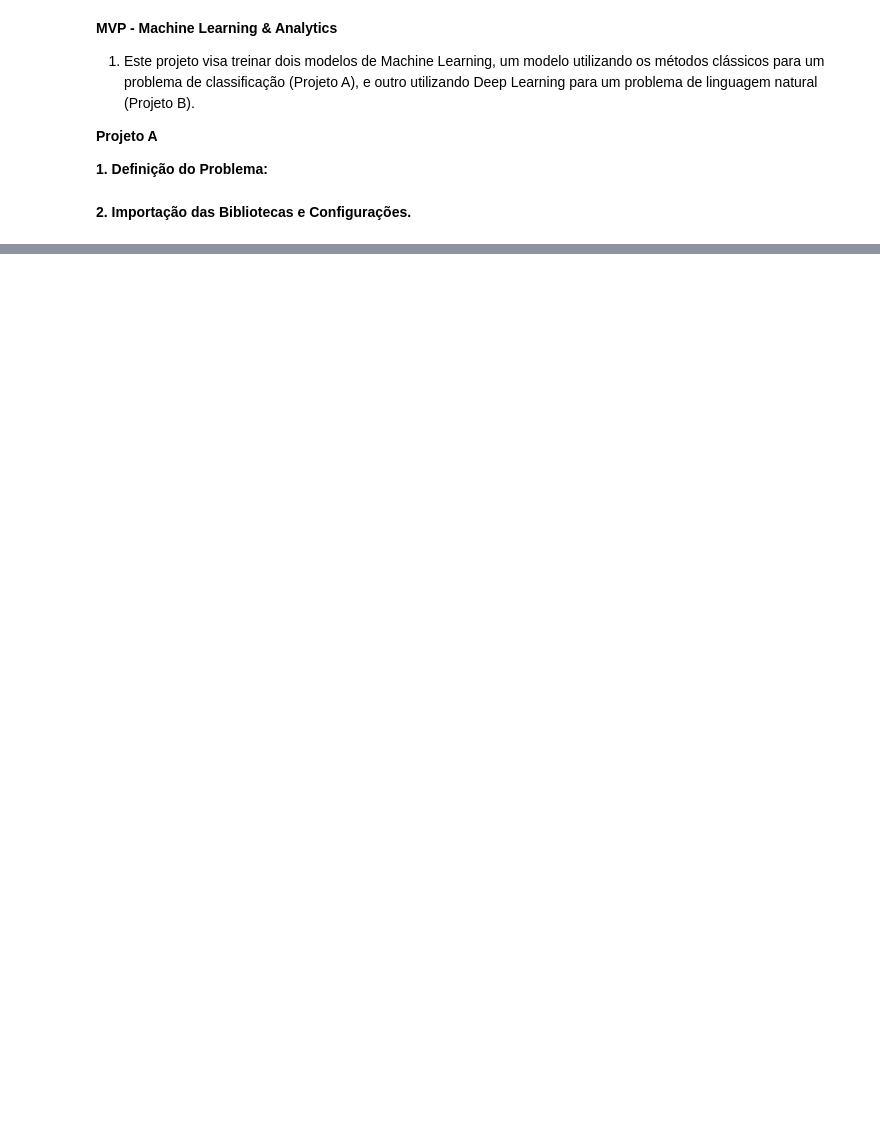
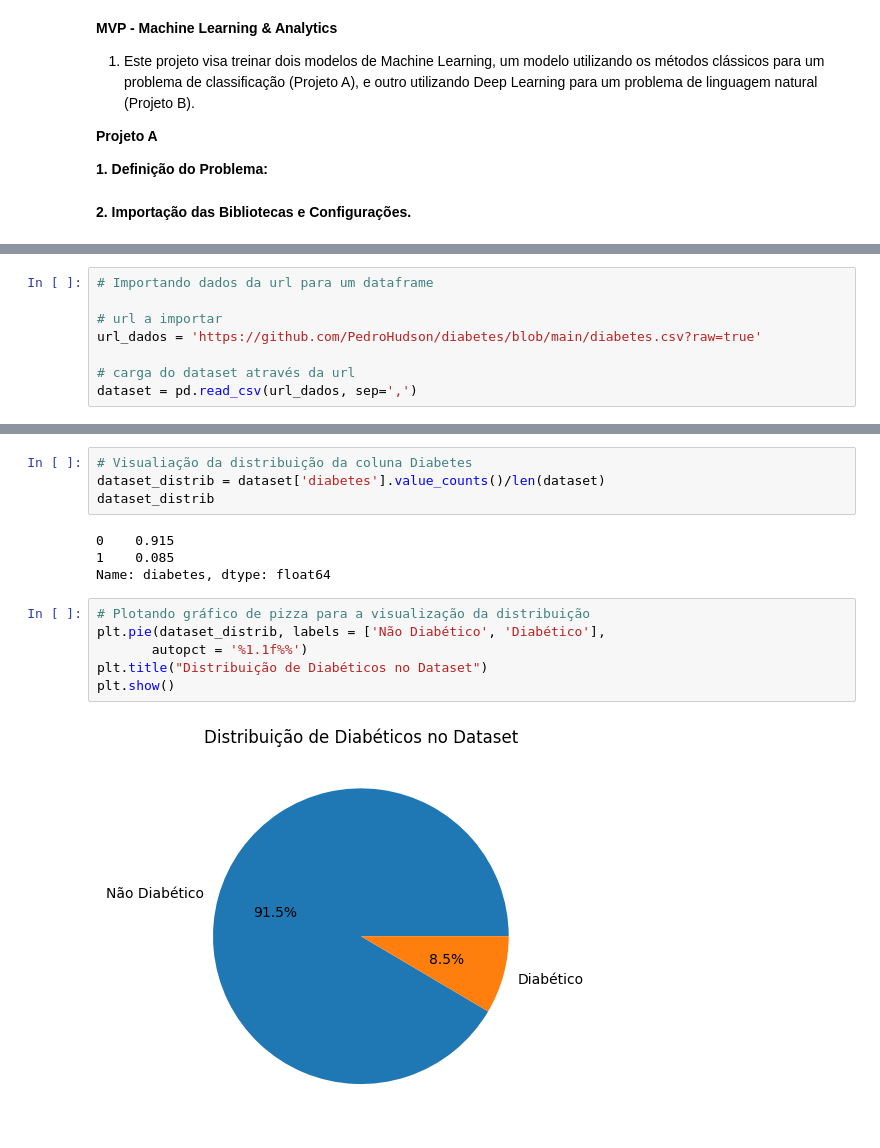
Before and after one commit to PedroHudson/PUC_MVP2, a Jupyter notebook: MVP_Machine_Learning_&_Analytics.ipynb, the cells around one changed output, grey strips where cells are left out. Cells and saved outputs as stored; diff of their text form; blank space fills up the shorter version.

```diff
--- a/MVP_Machine_Learning_&_Analytics.ipynb
+++ b/MVP_Machine_Learning_&_Analytics.ipynb
@@ -57,0 +60,8 @@ from sklearn.preprocessing import StandardScaler
+# %%
+# Importando dados da url para um dataframe
+
+# url a importar
+url_dados = 'https://github.com/PedroHudson/diabetes/blob/main/diabetes.csv?raw=true'
+
+# carga do dataset através da url
+dataset = pd.read_csv(url_dados, sep=',')
@@ -57,0 +123,16 @@ from sklearn.preprocessing import StandardScaler
+# %%
+# Visualiação da distribuição da coluna Diabetes
+dataset_distrib = dataset['diabetes'].value_counts()/len(dataset)
+dataset_distrib
+# %% [output]
+0    0.915
+1    0.085
+Name: diabetes, dtype: float64
+# %%
+# Plotando gráfico de pizza para a visualização da distribuição
+plt.pie(dataset_distrib, labels = ['Não Diabético', 'Diabético'],
+       autopct = '%1.1f%%')
+plt.title("Distribuição de Diabéticos no Dataset")
+plt.show()
+# %% [output]
+[figure, added]
```
Also changed, not shown: parts of 8 cells of this notebook.
